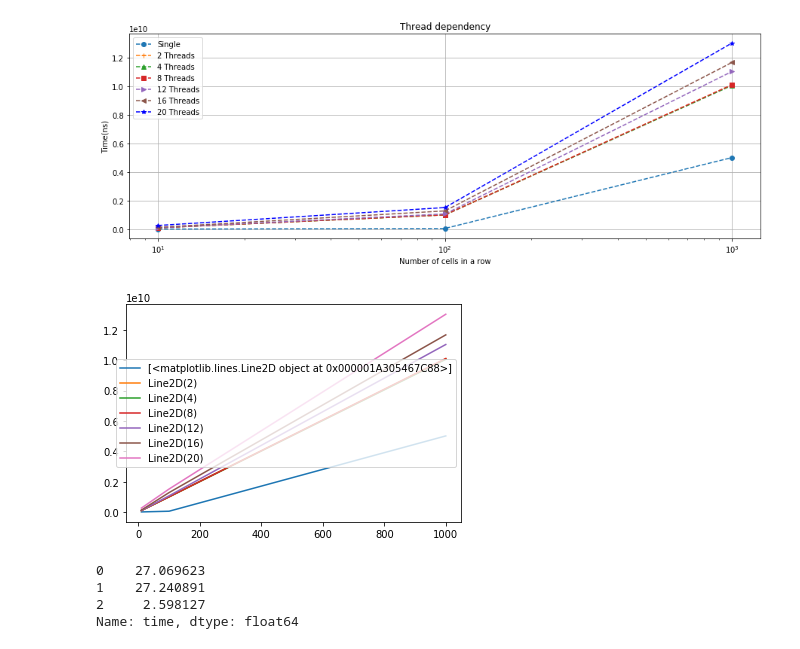
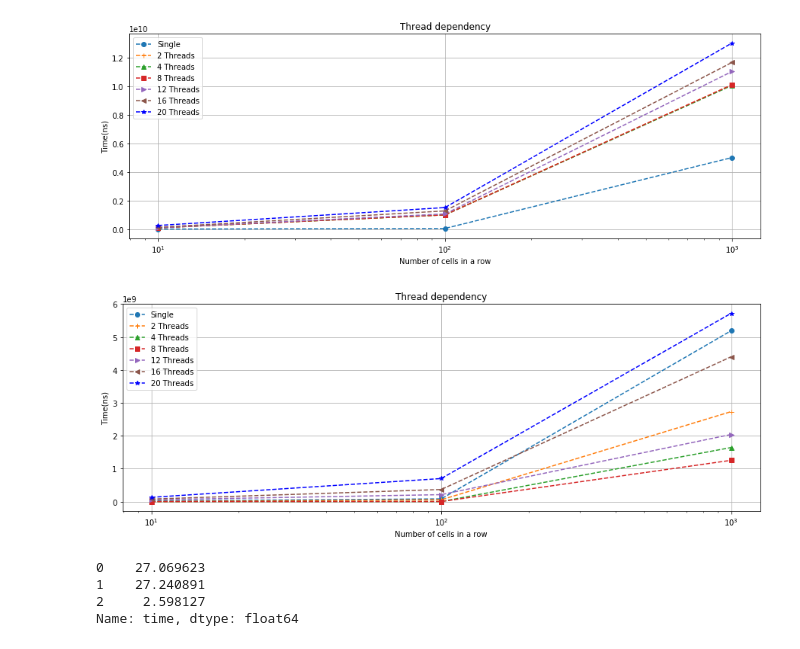
Before and after one commit to PegushinML/GameofLife, a Jupyter notebook: results/ResultProcessing.ipynb, the cells around one changed output. Saved outputs shown, nothing was run; the diff lists cells and outputs as text; code cells hidden in the pictures.

```diff
--- a/results/ResultProcessing.ipynb
+++ b/results/ResultProcessing.ipynb
@@ -32,18 +32,27 @@ plt.title('Thread dependency')
 plt.show()
 # %% [output]
 [figure]
-# %%
-plot_1 = plt.plot(field_sizes, single['time'], label='Single')
-plot_2, = plt.plot(field_sizes, two['time'], label='2')
-plot_4, = plt.plot(field_sizes, four['time'], label='4')
-plot_8, = plt.plot(field_sizes, eight['time'], label='8')
-plot_12, = plt.plot(field_sizes, twelve['time'], label='12')
-plot_16, = plt.plot(field_sizes, sixteen['time'], label='16')
-plot_20, = plt.plot(field_sizes, twenty['time'], label='20')
-plt.legend([plot_1,plot_2,plot_4,plot_8,plot_12,plot_16,plot_20])
-plt.show()
-# %% [output]
-[figure, removed]
+# %%
+field_sizes = [10,100,1000]
+plt.figure(figsize = (15,5))
+axes = plt.axes()
+axes.set_yscale("linear")
+axes.set_xscale("log")
+axes.set_xlabel('Number of cells in a row')
+axes.set_ylabel('Time(ns)')
+plt.grid(True)
+plt.plot(field_sizes, single['time'], 'o--',
+         field_sizes, two['time'], '+--',
+         field_sizes, four['time'], '^--',
+         field_sizes, eight['time'], 's--',
+         field_sizes, twelve['time'], '>--',
+         field_sizes, sixteen['time'], '<--',
+         field_sizes, twenty['time'], 'b*--')
+plt.legend(['Single','2 Threads','4 Threads','8 Threads','12 Threads','16 Threads','20 Threads'])
+plt.title('Thread dependency')
+plt.show()
+# %% [output]
+[figure, added]
 # %%
 twenty['time'] / single['time']
 # %% [output]
```
Also changed, not shown: 9 other files.
